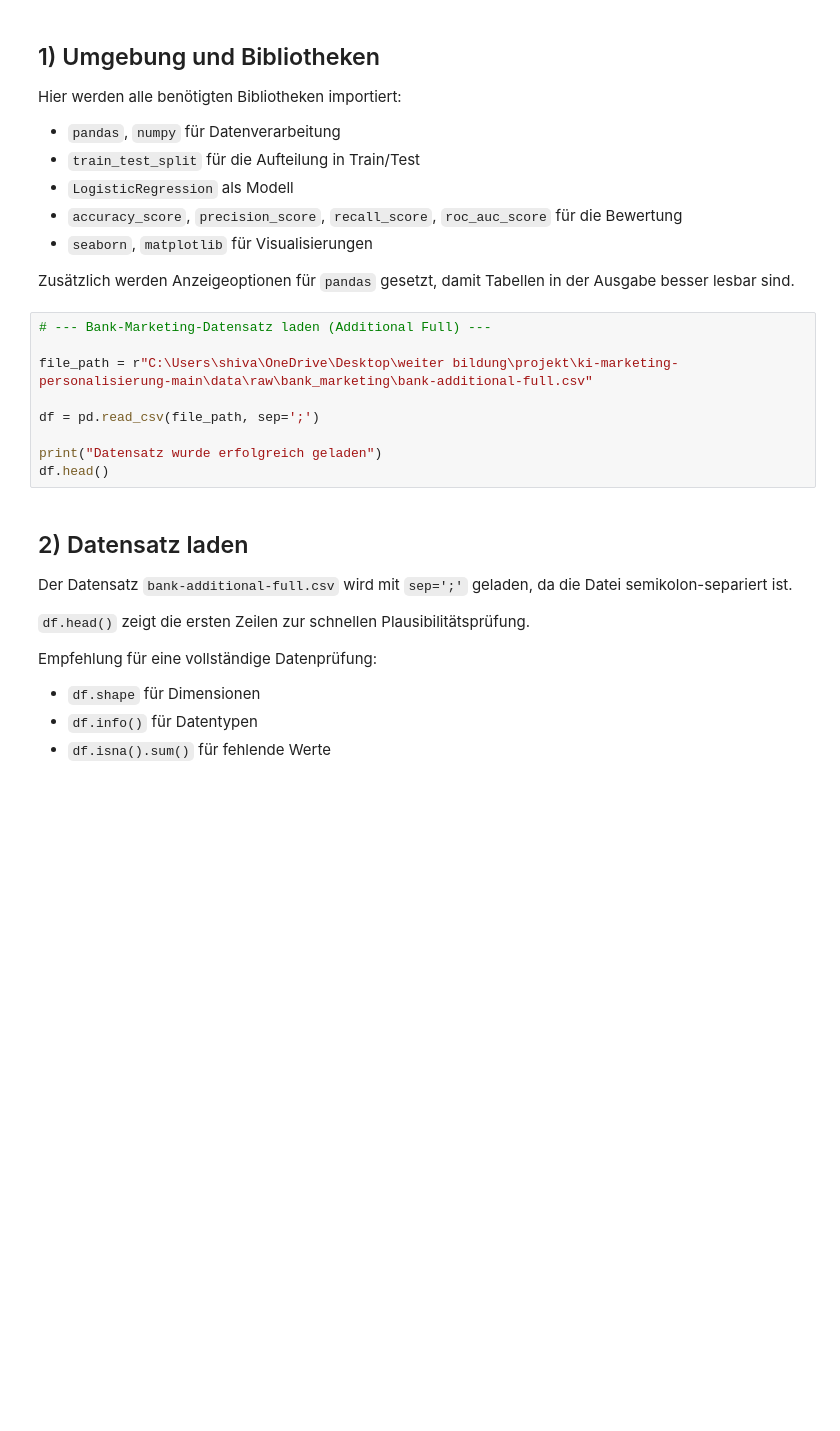
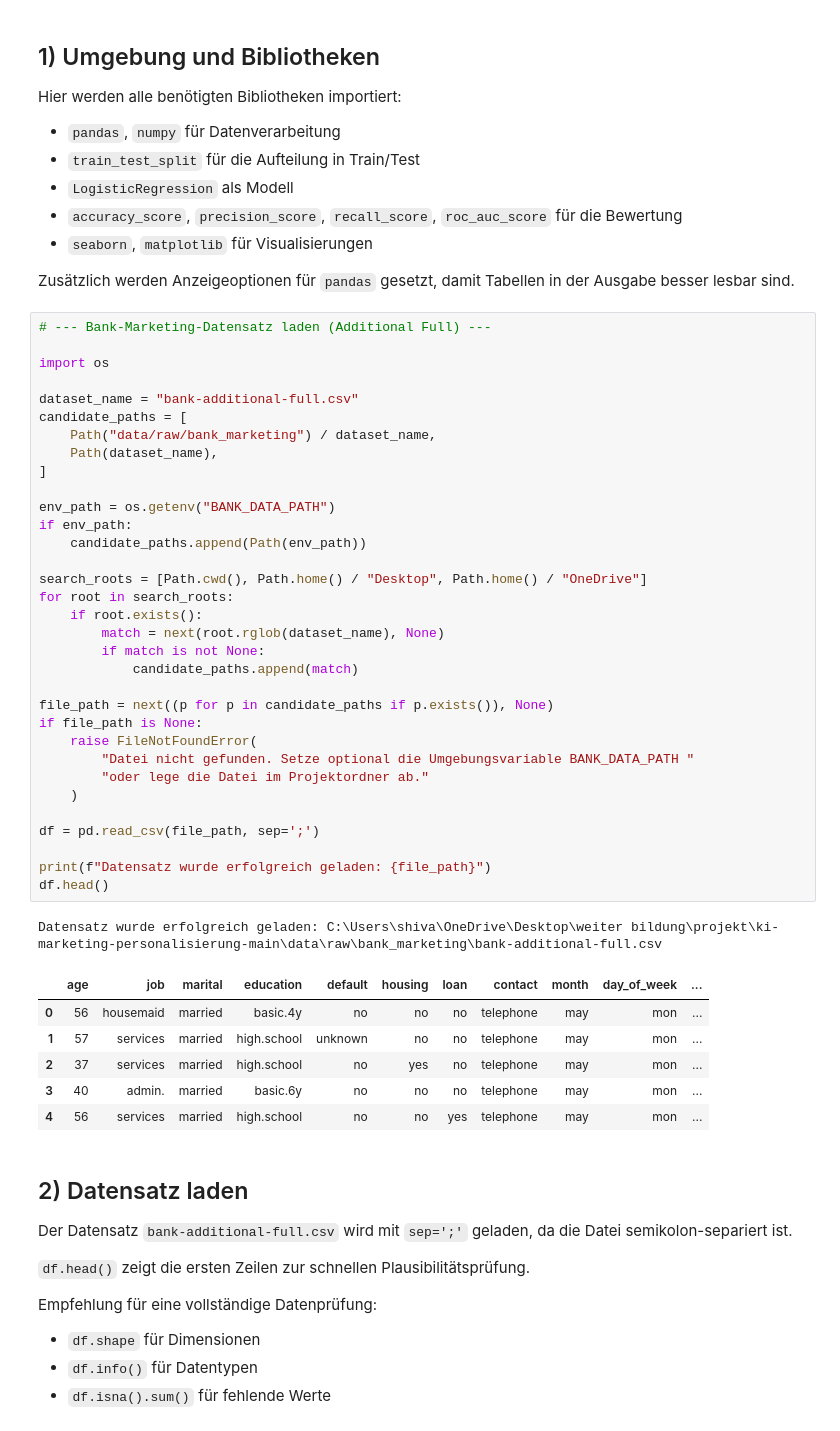
Before and after one commit to minimalmerlin/ki-marketing-personalisierung, a Jupyter notebook: notebooks/bankmarketing_logreg_bericht_de.ipynb, the cells around one changed output. Saved outputs shown, nothing was run; the diff lists cells and outputs as text; blank space fills up the shorter version.

```diff
--- a/notebooks/bankmarketing_logreg_bericht_de.ipynb
+++ b/notebooks/bankmarketing_logreg_bericht_de.ipynb
@@ -45,12 +58,44 @@ Zusätzlich werden Anzeigeoptionen für `pandas` gesetzt, damit Tabellen in der
 # %%
 # --- Bank-Marketing-Datensatz laden (Additional Full) ---
 
-file_path = r"C:\Users\shiva\OneDrive\Desktop\weiter bildung\projekt\ki-marketing-personalisierung-main\data\raw\bank_marketing\bank-additional-full.csv"
+import os
+
+dataset_name = "bank-additional-full.csv"
+candidate_paths = [
+    Path("data/raw/bank_marketing") / dataset_name,
+    Path(dataset_name),
+]
+
+env_path = os.getenv("BANK_DATA_PATH")
+if env_path:
+    candidate_paths.append(Path(env_path))
+
+search_roots = [Path.cwd(), Path.home() / "Desktop", Path.home() / "OneDrive"]
+for root in search_roots:
+    if root.exists():
+        match = next(root.rglob(dataset_name), None)
+        if match is not None:
+            candidate_paths.append(match)
+
+file_path = next((p for p in candidate_paths if p.exists()), None)
+if file_path is None:
+    raise FileNotFoundError(
+        "Datei nicht gefunden. Setze optional die Umgebungsvariable BANK_DATA_PATH "
+        "oder lege die Datei im Projektordner ab."
+    )
 
 df = pd.read_csv(file_path, sep=';')
 
-print("Datensatz wurde erfolgreich geladen")
+print(f"Datensatz wurde erfolgreich geladen: {file_path}")
 df.head()
+# %% [output]
+Datensatz wurde erfolgreich geladen: C:\Users\shiva\OneDrive\Desktop\weiter bildung\projekt\ki-marketing-personalisierung-main\data\raw\bank_marketing\bank-additional-full.csv
+|  | age | job | marital | education | default | housing | loan | contact | month | day_of_week | ... |
+| 0 | 56 | housemaid | married | basic.4y | no | no | no | telephone | may | mon | ... |
+| 1 | 57 | services | married | high.school | unknown | no | no | telephone | may | mon | ... |
+| 2 | 37 | services | married | high.school | no | yes | no | telephone | may | mon | ... |
+| 3 | 40 | admin. | married | basic.6y | no | no | no | telephone | may | mon | ... |
+| 4 | 56 | services | married | high.school | no | no | yes | telephone | may | mon | ... |
 # %% [markdown]
 ## 2) Datensatz laden
 
```
Also changed, not shown: parts of 12 cells of this notebook.
